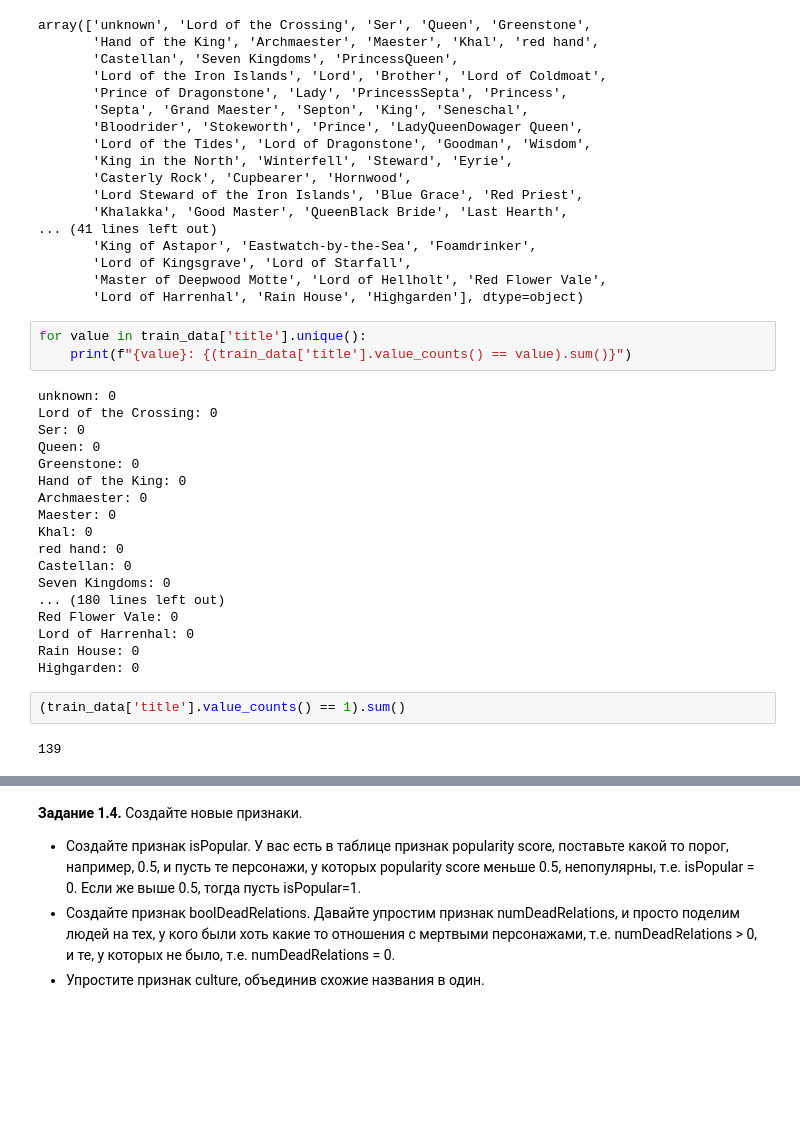
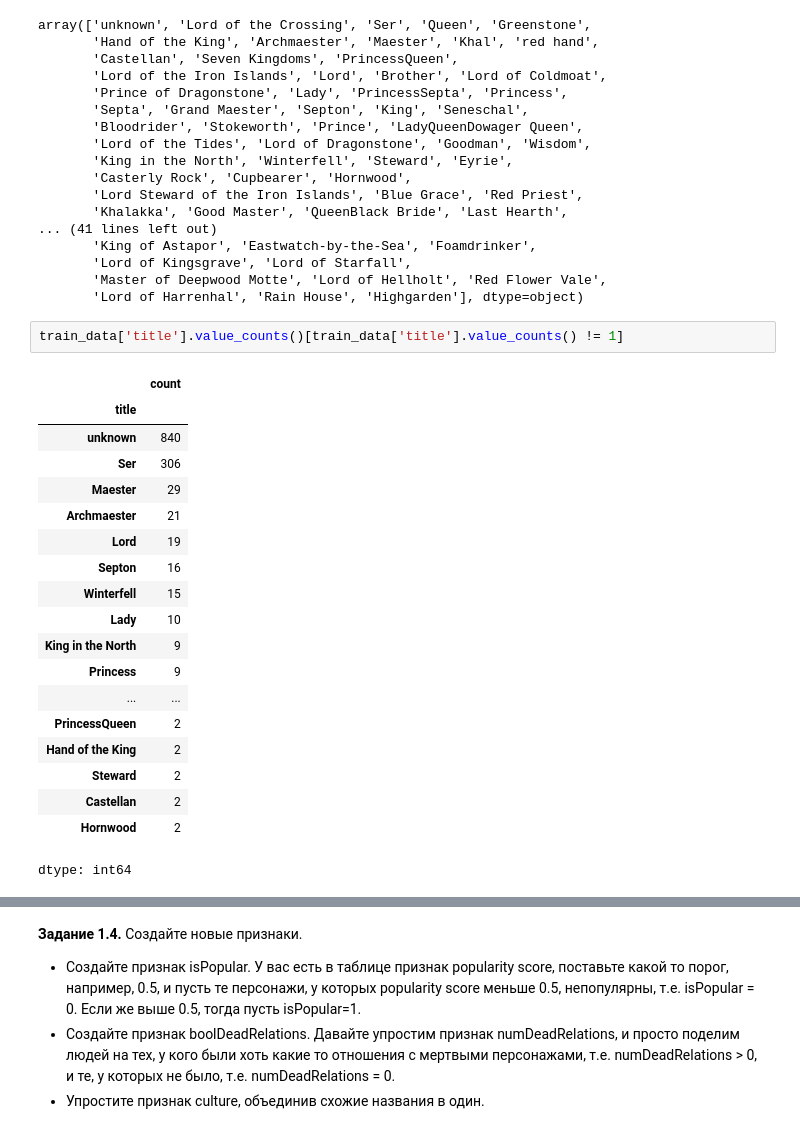
Before and after one commit to Lindemann-S/DLS2025, a Jupyter notebook: week_01_ml_intro/Homework/hw_1_game_of_thrones.ipynb, the cells around one changed output, grey strips where cells are left out. Saved outputs shown, nothing was run; the diff lists cells and outputs as text; blank space fills up the shorter version.

```diff
--- a/week_01_ml_intro/Homework/hw_1_game_of_thrones.ipynb
+++ b/week_01_ml_intro/Homework/hw_1_game_of_thrones.ipynb
@@ -279,28 +281,25 @@ array(['unknown', 'Lord of the Crossing', 'Ser', 'Queen', 'Greenstone',
        'Lord of Kingsgrave', 'Lord of Starfall',
        'Master of Deepwood Motte', 'Lord of Hellholt', 'Red Flower Vale',
        'Lord of Harrenhal', 'Rain House', 'Highgarden'], dtype=object)
-# %%
-for value in train_data['title'].unique():
-    print(f"{value}: {(train_data['title'].value_counts() == value).sum()}")
-# %% [output]
-unknown: 0
-Lord of the Crossing: 0
-Ser: 0
-Queen: 0
-Greenstone: 0
-Hand of the King: 0
-Archmaester: 0
-Maester: 0
-Khal: 0
-red hand: 0
-Castellan: 0
-Seven Kingdoms: 0
-... (180 lines left out)
-Red Flower Vale: 0
-Lord of Harrenhal: 0
-Rain House: 0
-Highgarden: 0
 # %%
-(train_data['title'].value_counts() == 1).sum()
+train_data['title'].value_counts()[train_data['title'].value_counts() != 1]
 # %% [output]
+|  | count |
+| title |  |
+| unknown | 840 |
+| Ser | 306 |
+| Maester | 29 |
+| Archmaester | 21 |
+| Lord | 19 |
+| Septon | 16 |
+| Winterfell | 15 |
+| Lady | 10 |
+| King in the North | 9 |
+| Princess | 9 |
+| ... | ... |
+| PrincessQueen | 2 |
+| Hand of the King | 2 |
+| Steward | 2 |
+| Castellan | 2 |
+| Hornwood | 2 |
-139
+dtype: int64
```
Also changed, not shown: parts of 10 cells of this notebook.
